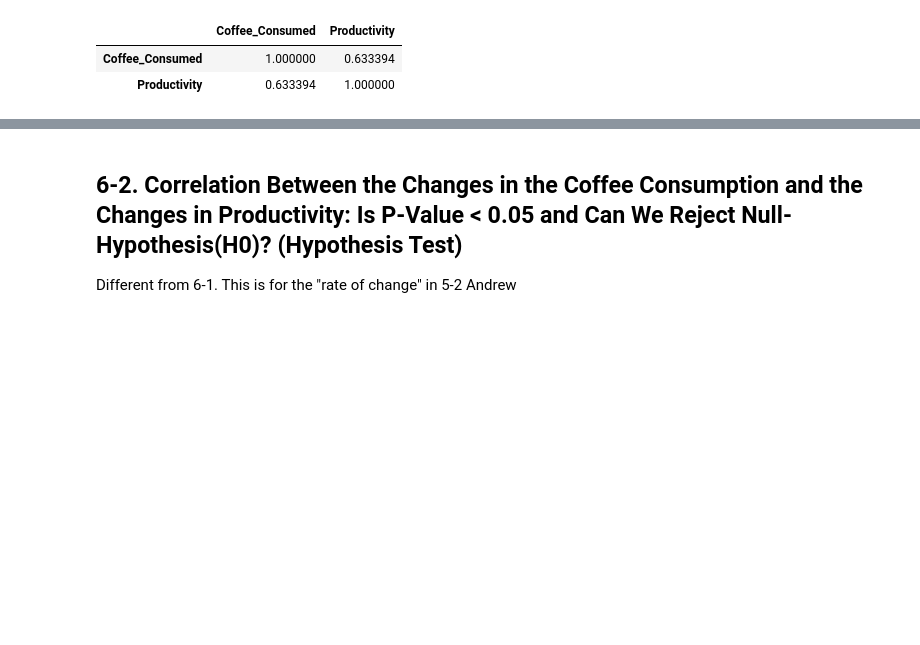
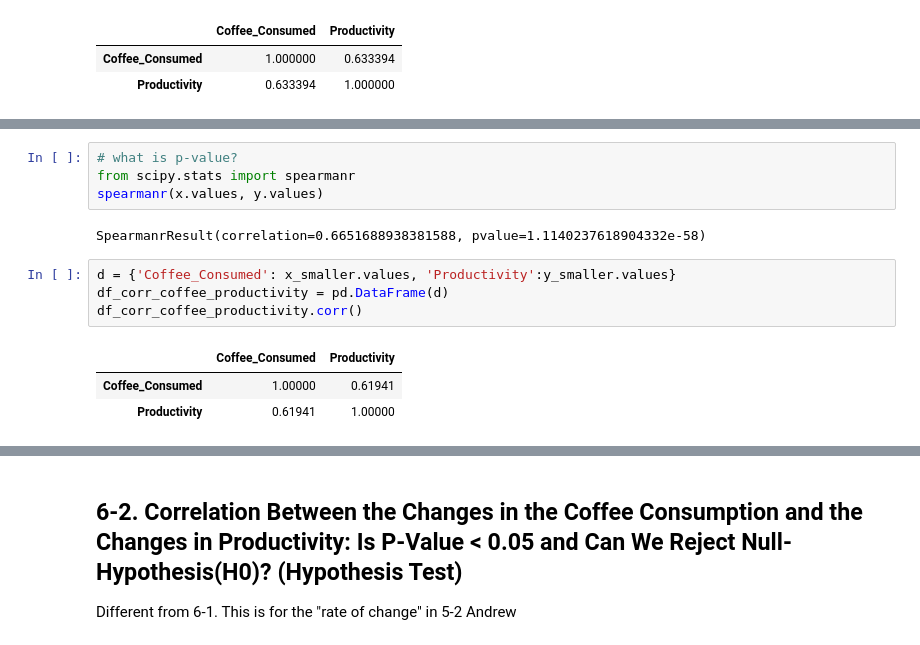
Before and after one commit to andrewboring/Confabulators_Project_1, a Jupyter notebook: project1_the-confabulators_starter.ipynb, the cells around one changed output, grey strips where cells are left out. Saved outputs shown, nothing was run; the diff lists cells and outputs as text; blank space fills up the shorter version.

```diff
--- a/project1_the-confabulators_starter.ipynb
+++ b/project1_the-confabulators_starter.ipynb
@@ -418,2 +443,16 @@ spearman
 # %% [output]
 (0.6333937134504156, 9.952421066806015e-52)
+# %%
+# what is p-value?
+from scipy.stats import spearmanr
+spearmanr(x.values, y.values)
+# %% [output]
+SpearmanrResult(correlation=0.6651688938381588, pvalue=1.1140237618904332e-58)
+# %%
+d = {'Coffee_Consumed': x_smaller.values, 'Productivity':y_smaller.values}
+df_corr_coffee_productivity = pd.DataFrame(d)
+df_corr_coffee_productivity.corr()
+# %% [output]
+|  | Coffee_Consumed | Productivity |
+| Coffee_Consumed | 1.00000 | 0.61941 |
+| Productivity | 0.61941 | 1.00000 |
```
Also changed, not shown: parts of 8 cells of this notebook.
